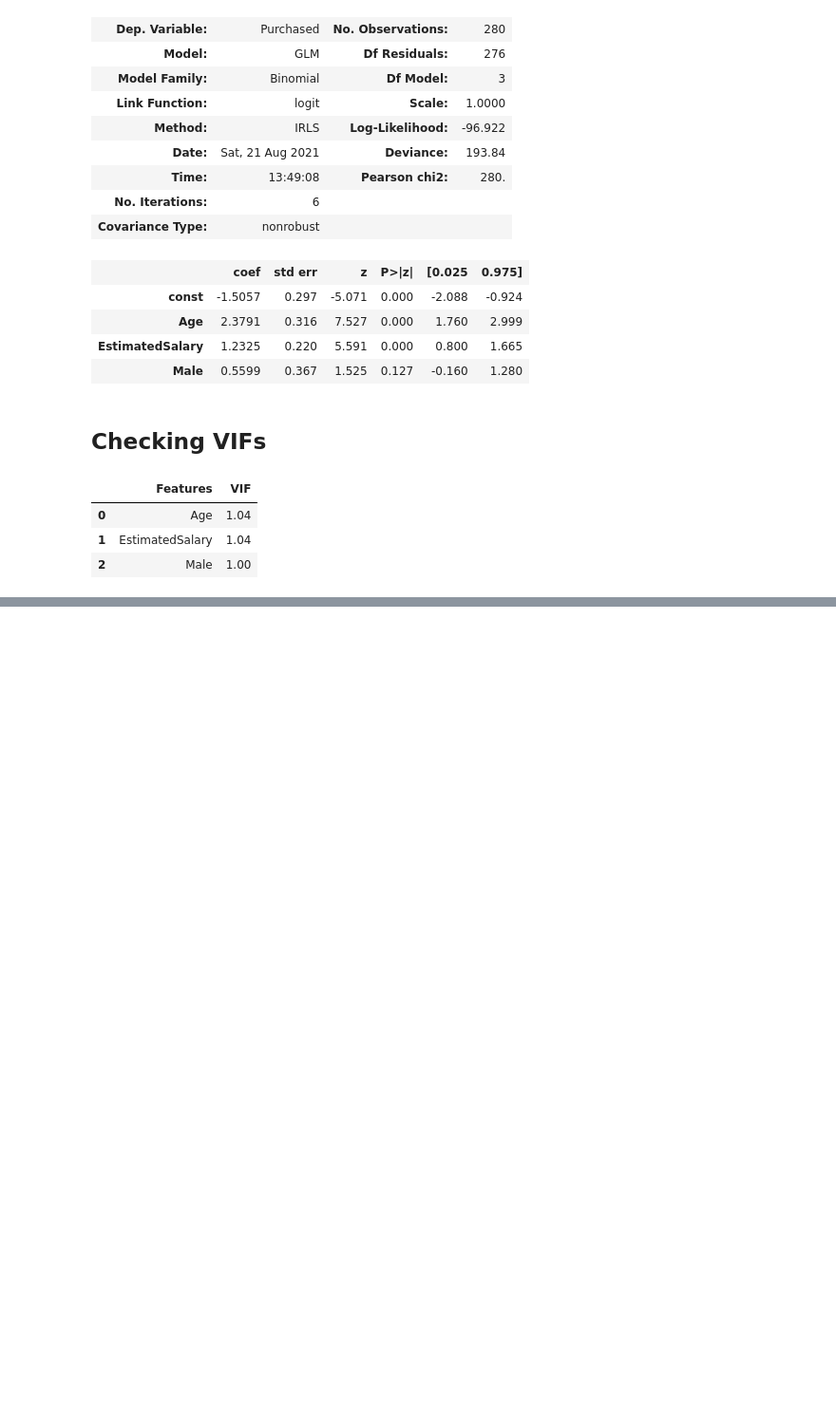
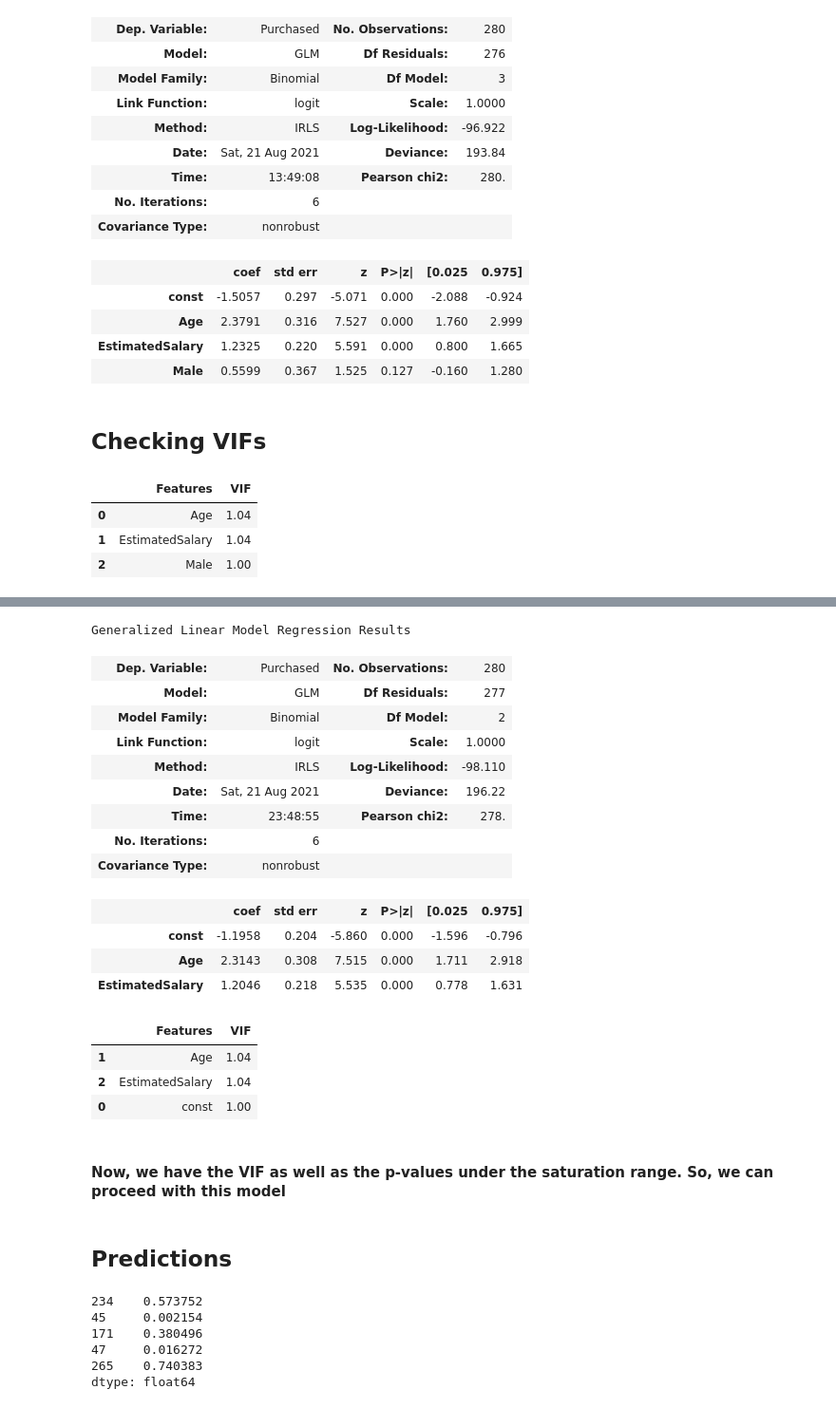
Before and after one commit to gautham95/car_purchase_prediction, a Jupyter notebook: Car Purchase Prediction.ipynb, the cells around one changed output, grey strips where cells are left out. Shown: that part at 95% size. Cells and saved outputs as stored; diff of their text form; code cells hidden in the pictures; blank space fills up the shorter version.

```diff
--- a/Car Purchase Prediction.ipynb
+++ b/Car Purchase Prediction.ipynb
@@ -311,0 +333,5 @@ vif
+# %%
+#using statsmodel to add a constant
+
+X_train_sm1 = sm.add_constant(X_train_sm1)
+X_train_sm1.head()
@@ -311,0 +345,49 @@ vif
+# %%
+logm2 = sm.GLM(y_train,X_train_sm1, family=sm.families.Binomial())
+
+res1 = logm2.fit()
+res1.summary()
+# %% [output]
+Generalized Linear Model Regression Results
+| Dep. Variable: | Purchased | No. Observations: | 280 |
+| Model: | GLM | Df Residuals: | 277 |
+| Model Family: | Binomial | Df Model: | 2 |
+| Link Function: | logit | Scale: | 1.0000 |
+| Method: | IRLS | Log-Likelihood: | -98.110 |
+| Date: | Sat, 21 Aug 2021 | Deviance: | 196.22 |
+| Time: | 23:48:55 | Pearson chi2: | 278. |
+| No. Iterations: | 6 |  |  |
+| Covariance Type: | nonrobust |  |  |
+|  | coef | std err | z | P>|z| | [0.025 | 0.975] |
+| const | -1.1958 | 0.204 | -5.860 | 0.000 | -1.596 | -0.796 |
+| Age | 2.3143 | 0.308 | 7.515 | 0.000 | 1.711 | 2.918 |
+| EstimatedSalary | 1.2046 | 0.218 | 5.535 | 0.000 | 0.778 | 1.631 |
+# %%
+# Create a dataframe that will contain the names of all the feature variables and their respective VIFs
+vif = pd.DataFrame()
+vif['Features'] = X_train_sm1.columns
+vif['VIF'] = [variance_inflation_factor(X_train_sm1.values, i) for i in range(X_train_sm1.shape[1])]
+vif['VIF'] = round(vif['VIF'], 2)
+vif = vif.sort_values(by = "VIF", ascending = False)
+vif
+# %% [output]
+|  | Features | VIF |
+| 1 | Age | 1.04 |
+| 2 | EstimatedSalary | 1.04 |
+| 0 | const | 1.00 |
+# %% [markdown]
+#### Now, we have the VIF as well as the p-values under the saturation range. So, we can proceed with this model
+# %% [markdown]
+## Predictions
+# %%
+#Making predictions on the train set
+
+y_train_pred = res1.predict(X_train_sm1)
+y_train_pred.head()
+# %% [output]
+234    0.573752
+45     0.002154
+171    0.380496
+47     0.016272
+265    0.740383
+dtype: float64
```
Also changed, not shown: parts of 14 cells of this notebook.
